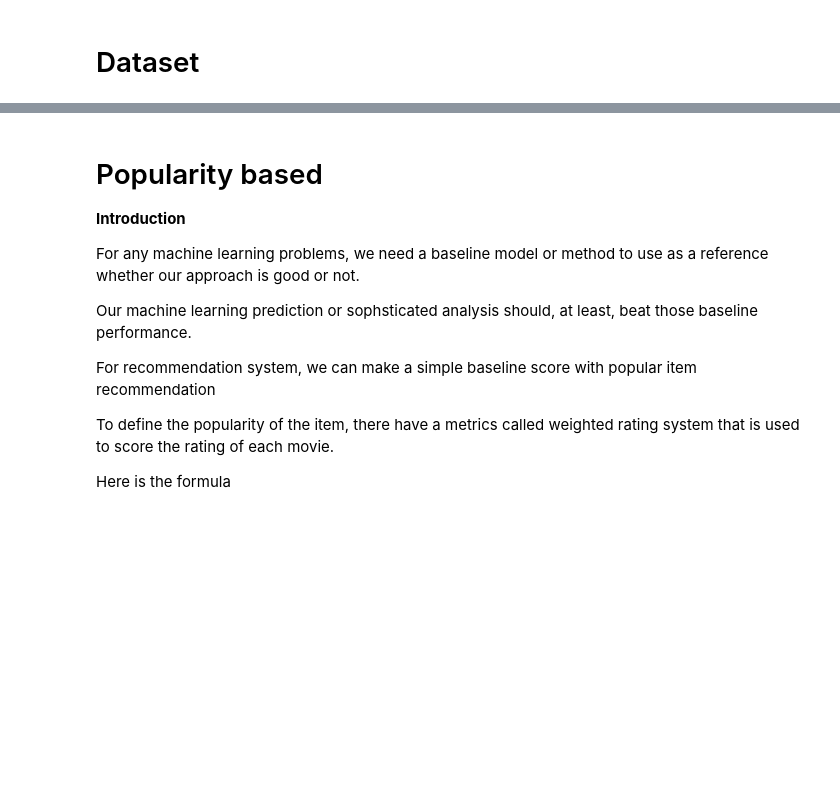
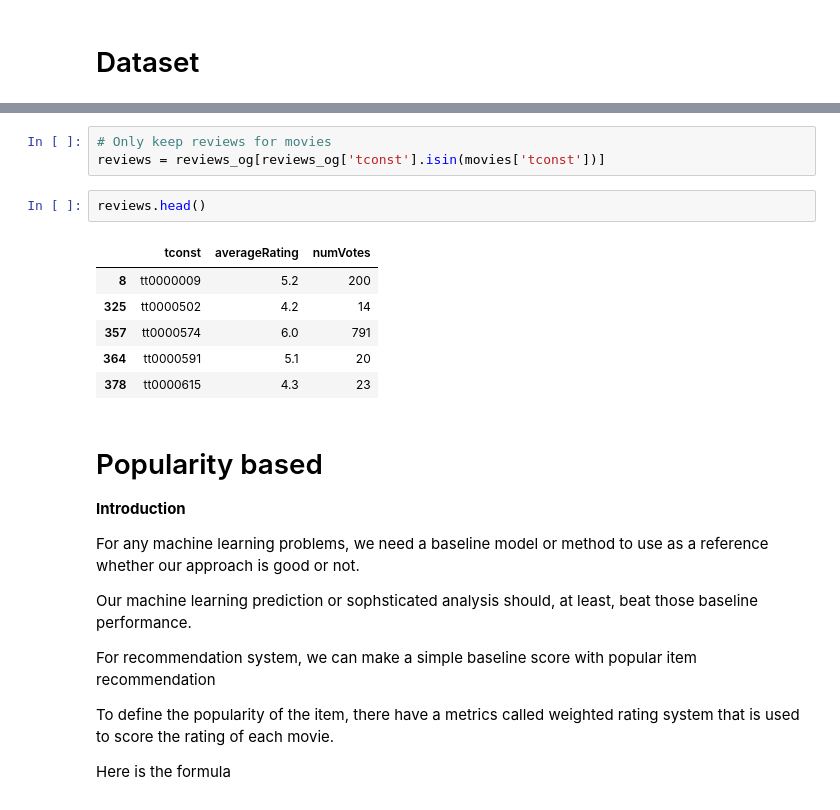
Before and after one commit to jonahwoods95/IMDB-Recommender-System, a Jupyter notebook: Tutorial.ipynb, the cells around one changed output, grey strips where cells are left out. Drawn from its saved outputs; the diff is of its cells as text; blank space fills up the shorter version.

```diff
--- a/Tutorial.ipynb
+++ b/Tutorial.ipynb
@@ -77,3 +41,15 @@ Item Dataframe
+# %%
+# Only keep reviews for movies
+reviews = reviews_og[reviews_og['tconst'].isin(movies['tconst'])]
+# %%
+reviews.head()
+# %% [output]
+|  | tconst | averageRating | numVotes |
+| 8 | tt0000009 | 5.2 | 200 |
+| 325 | tt0000502 | 4.2 | 14 |
+| 357 | tt0000574 | 6.0 | 791 |
+| 364 | tt0000591 | 5.1 | 20 |
+| 378 | tt0000615 | 4.3 | 23 |
 # %% [markdown]
 # Popularity based
 
```
Also changed, not shown: parts of 12 cells of this notebook, 1 other file.
